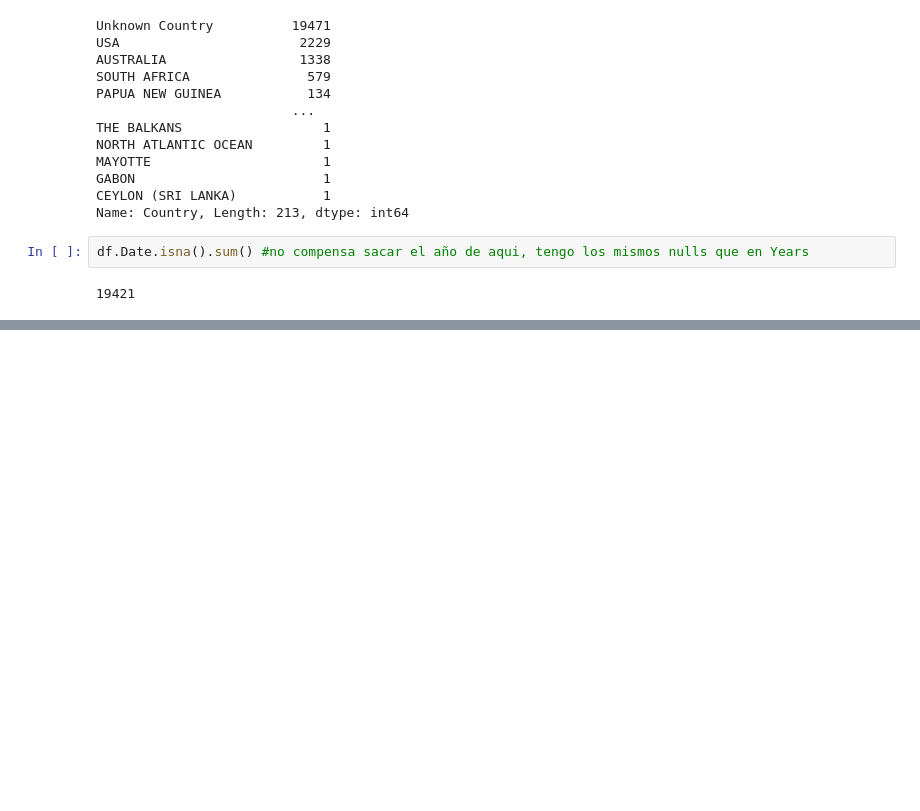
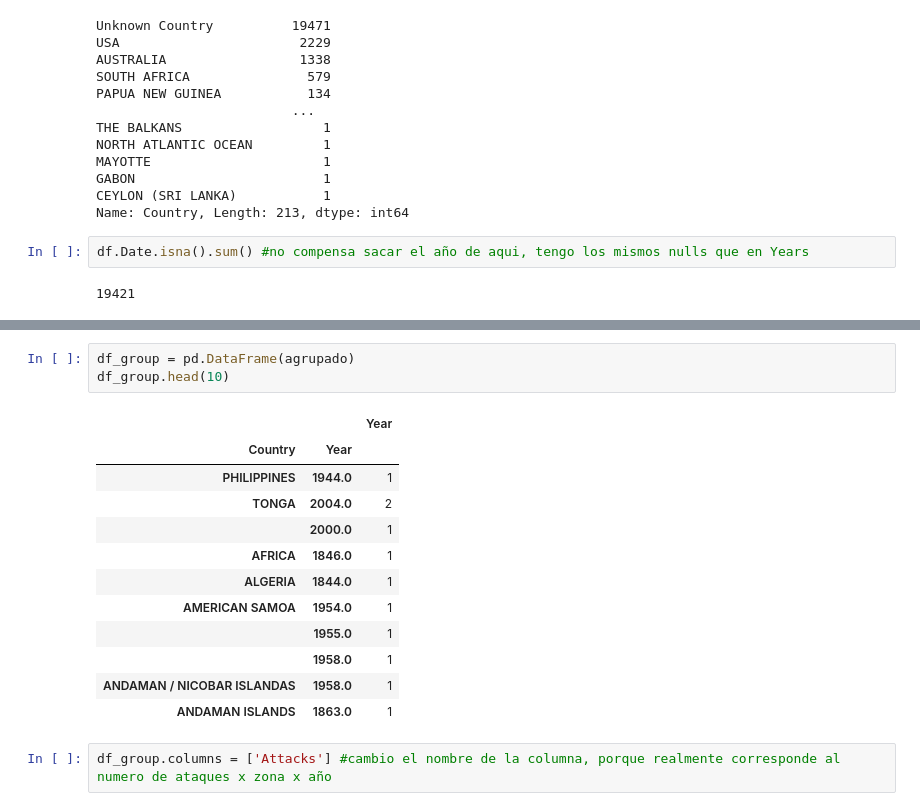
Before and after one commit to Jorge-Solana/Shark-Attack, a Jupyter notebook: SHARK ATTACK!!.ipynb, the cells around one changed output, grey strips where cells are left out. Cells and saved outputs as stored; diff of their text form; blank space fills up the shorter version.

```diff
--- a/SHARK ATTACK!!.ipynb
+++ b/SHARK ATTACK!!.ipynb
@@ -323,0 +418,18 @@ df2
+# %%
+df_group = pd.DataFrame(agrupado)
+df_group.head(10)
+# %% [output]
+|  |  | Year |
+| Country | Year |  |
+| PHILIPPINES | 1944.0 | 1 |
+| TONGA | 2004.0 | 2 |
+|  | 2000.0 | 1 |
+| AFRICA | 1846.0 | 1 |
+| ALGERIA | 1844.0 | 1 |
+| AMERICAN SAMOA | 1954.0 | 1 |
+|  | 1955.0 | 1 |
+|  | 1958.0 | 1 |
+| ANDAMAN / NICOBAR ISLANDAS | 1958.0 | 1 |
+| ANDAMAN ISLANDS | 1863.0 | 1 |
+# %%
+df_group.columns = ['Attacks'] #cambio el nombre de la columna, porque realmente corresponde al numero de ataques x zona x año
```
Also changed, not shown: parts of 38 cells of this notebook, 1 other file.
